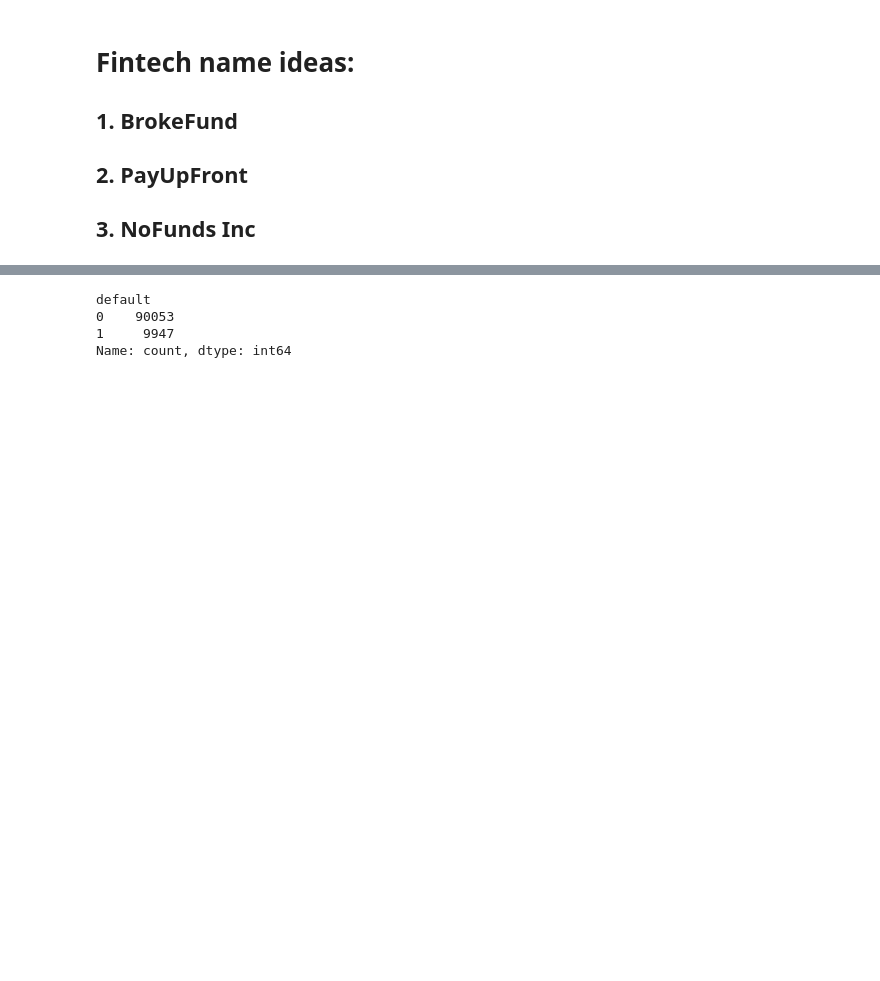
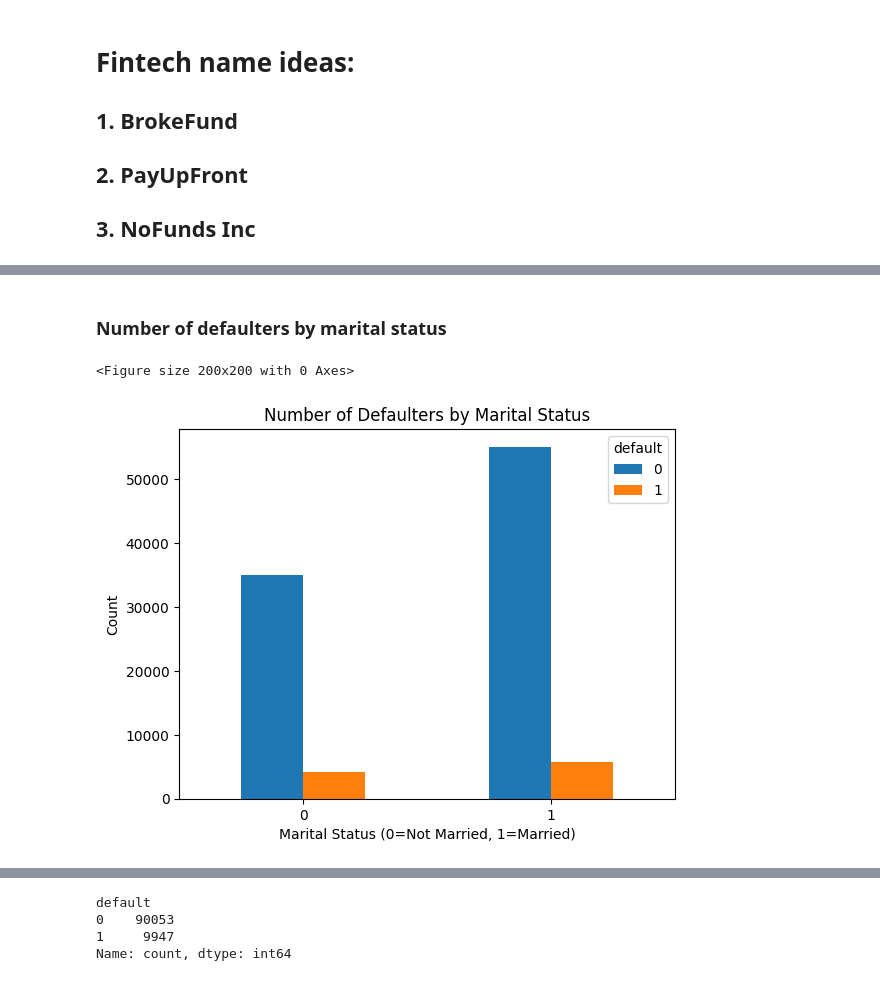
Before and after one commit to Gaspard0302/Lending_game, a Jupyter notebook: tess_code.ipynb, the cells around one changed output, grey strips where cells are left out. Cells and saved outputs as stored; diff of their text form; code cells hidden in the pictures; blank space fills up the shorter version.

```diff
--- a/tess_code.ipynb
+++ b/tess_code.ipynb
@@ -44,15 +54,19 @@ new_applicants = pd.read_csv('NewApplications_Lender2_Round1.csv')
+# %% [markdown]
+### Number of defaulters by marital status
 # %%
 # Group by 'married' and 'default', and count the occurrences
-#grouped_data2 = past_loans.groupby(['married', 'default']).size().unstack()
+grouped_data2 = past_loans.groupby(['married', 'default']).size().unstack()
 
-# Create the bar plot
-#grouped_data2.plot(kind='bar', stacked=False)
+plt.figure(figsize=(2, 2))
+grouped_data2.plot(kind='bar', stacked=False)
 
 # Add titles and labels
-#plt.title('Number of Defaulters by Marital Status')
-#plt.xlabel('Marital Status (0=Not Married, 1=Married)')
-#plt.ylabel('Count')
-#plt.xticks(rotation=0)
+plt.title('Number of Defaulters by Marital Status')
+plt.xlabel('Marital Status (0=Not Married, 1=Married)')
+plt.ylabel('Count')
+plt.xticks(rotation=0)
 
-# Show the plot
-#plt.show()
+plt.show()
+# %% [output]
+<Figure size 200x200 with 0 Axes>
+[figure, added]
```
Also changed, not shown: parts of 29 cells of this notebook.
